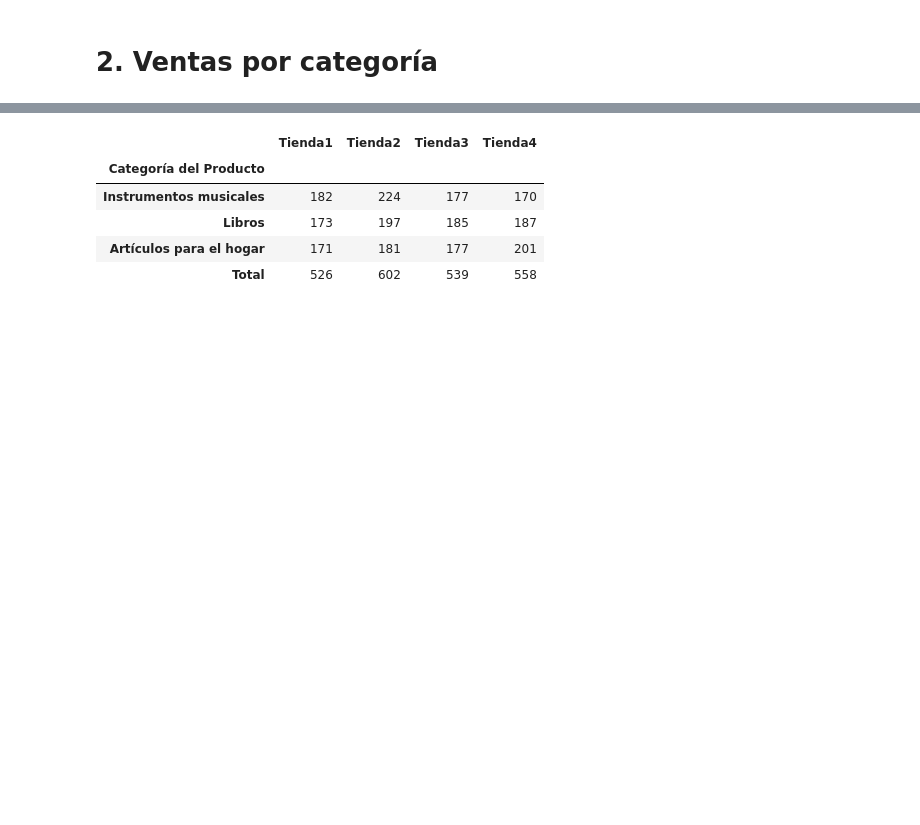
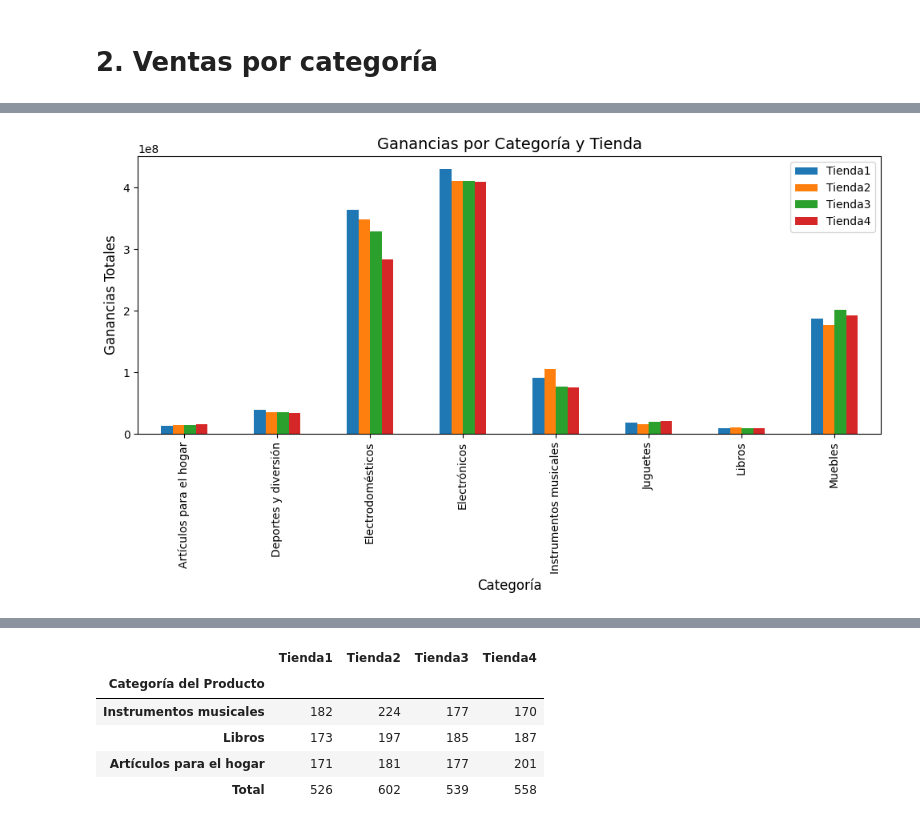
Before and after one commit to jeshua2829/1erDesafioPython, a Jupyter notebook: AluraStoreLatam.ipynb, the cells around one changed output, grey strips where cells are left out. Cells and saved outputs as stored; diff of their text form; code cells hidden in the pictures; blank space fills up the shorter version.

```diff
--- a/AluraStoreLatam.ipynb
+++ b/AluraStoreLatam.ipynb
@@ -86,0 +58,7 @@ Instrumentos musicales                     170             75102400.0
+# %%
+Categorias_Mas_Ganancia = pd.concat([ingresoCategoriaT1,ingresoCategoriaT2,ingresoCategoriaT3,ingresoCategoriaT4],axis=1)
+Categorias_Mas_Ganancia.columns = ("Tienda1","Tienda2","Tienda3","Tienda4")
+#Categorias_Mas_Ganancia["Total"] = Categorias_Mas_Ganancia.sum(axis=1)
+#Categorias_Mas_Ganancia["Total"] = Categorias_Mas_Ganancia["Total"].round(0).astype(int)
+#Categorias_Mas_Ganancia = Categorias_Mas_Ganancia.sort_values(by="Total", ascending=False)
+Categorias_Mas_Ganancia
@@ -87 +76,17 @@ Instrumentos musicales                     170             75102400.0
+# %%
+import matplotlib.pyplot as plt
+
+# Crear gráfico de barras apiladas
+ax = Categorias_Mas_Ganancia.plot(kind='bar', figsize=(10, 6))
+
+# Títulos y etiquetas
+ax.set_title("Ganancias por Categoría y Tienda", fontsize=14)
+ax.set_xlabel("Categoría", fontsize=12)
+ax.set_ylabel("Ganancias Totales", fontsize=12)
+
+# Mostrar el gráfico
+plt.tight_layout()
+plt.show()
+# %% [output]
+[figure, added]
 # %%
```
Also changed, not shown: parts of 23 cells of this notebook.
